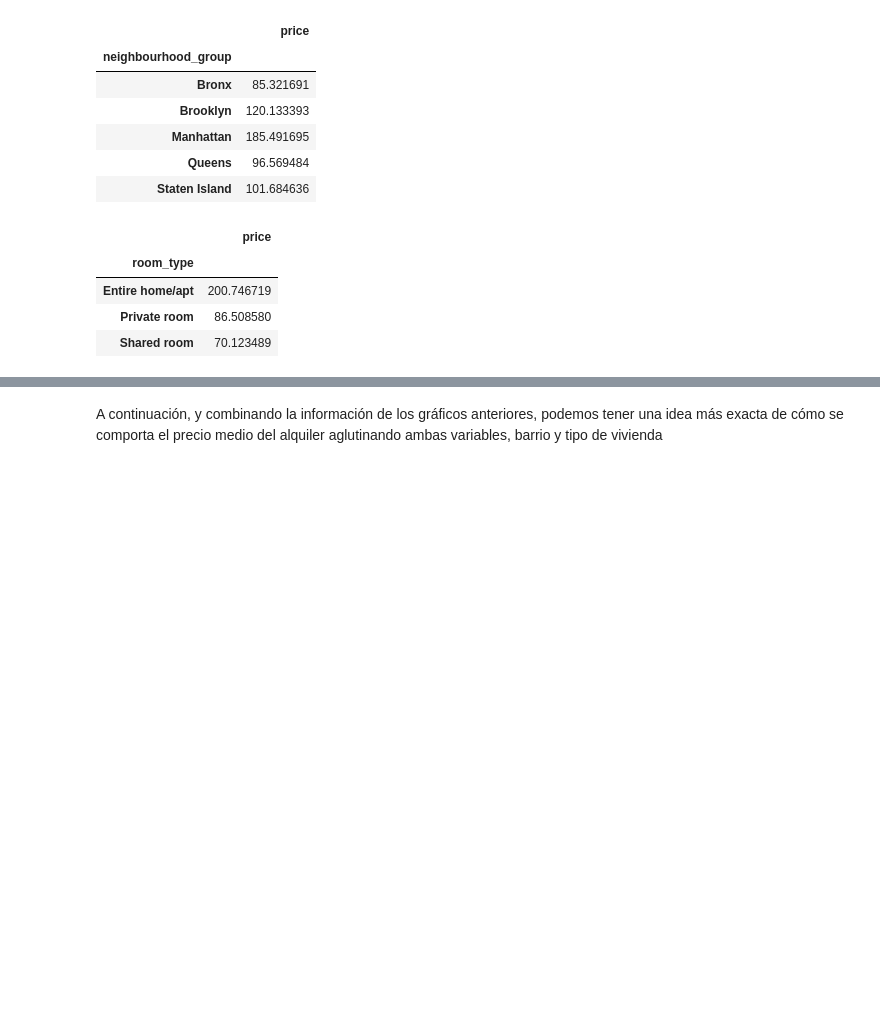
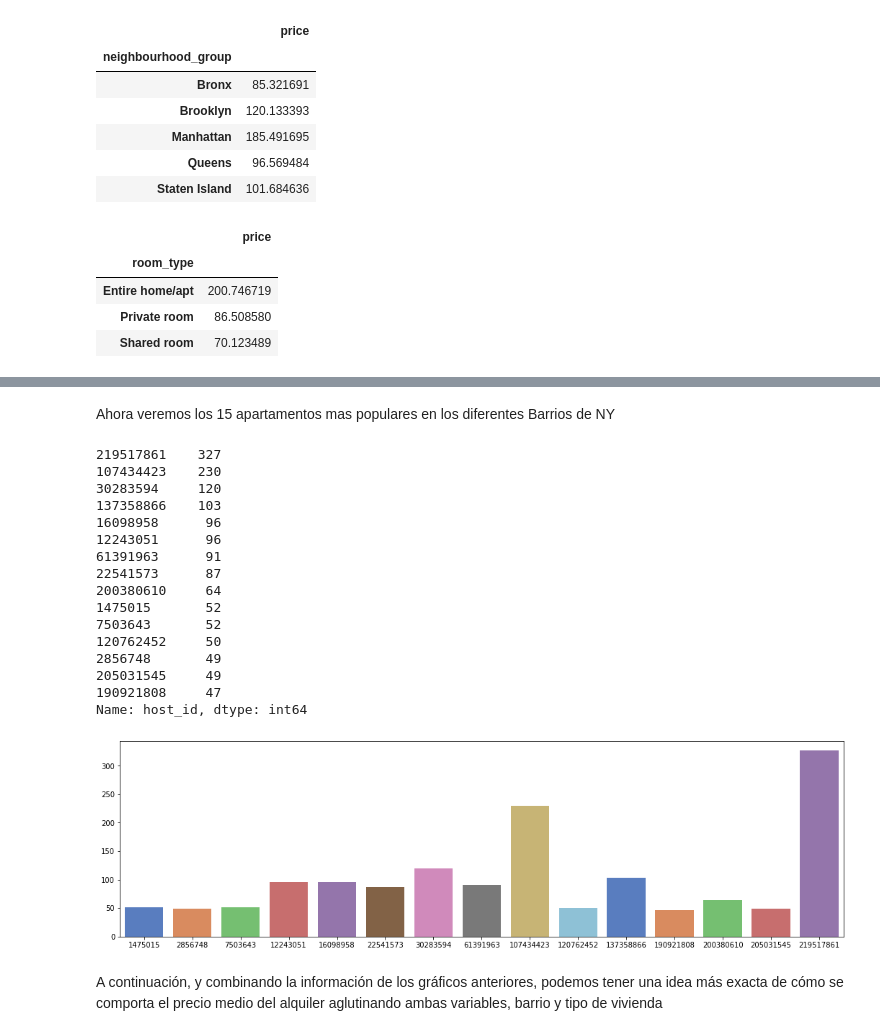
Before and after one commit to JuanAntonaccio/machine_learning_python-template, a Jupyter notebook: src/libreta_valorespromedios.ipynb, the cells around one changed output, grey strips where cells are left out. Saved outputs shown, nothing was run; the diff lists cells and outputs as text; code cells hidden in the pictures; blank space fills up the shorter version.

```diff
--- a/src/libreta_valorespromedios.ipynb
+++ b/src/libreta_valorespromedios.ipynb
@@ -257,3 +319,29 @@ plt.show()
+# %% [markdown]
+Ahora veremos los 15 apartamentos mas populares en los diferentes Barrios de NY
+# %%
+df_max = df_3_NY.host_id.value_counts()[:15]
+print(df_max)
+f,ax = plt.subplots(figsize=(18,5))
+ax = sns.barplot(x = df_max.index,y=df_max.values,palette="muted")
+plt.show()
+# %% [output]
+219517861    327
+107434423    230
+30283594     120
+137358866    103
+16098958      96
+12243051      96
+61391963      91
+22541573      87
+200380610     64
+1475015       52
+7503643       52
+120762452     50
+2856748       49
+205031545     49
+190921808     47
+Name: host_id, dtype: int64
+[figure, added]
 # %% [markdown]
 A continuación, y combinando la información de los gráficos anteriores, podemos tener una idea más exacta de cómo se comporta el precio medio del alquiler aglutinando ambas variables, barrio y tipo de vivienda
 # %%
```
Also changed, not shown: parts of 18 cells of this notebook.
